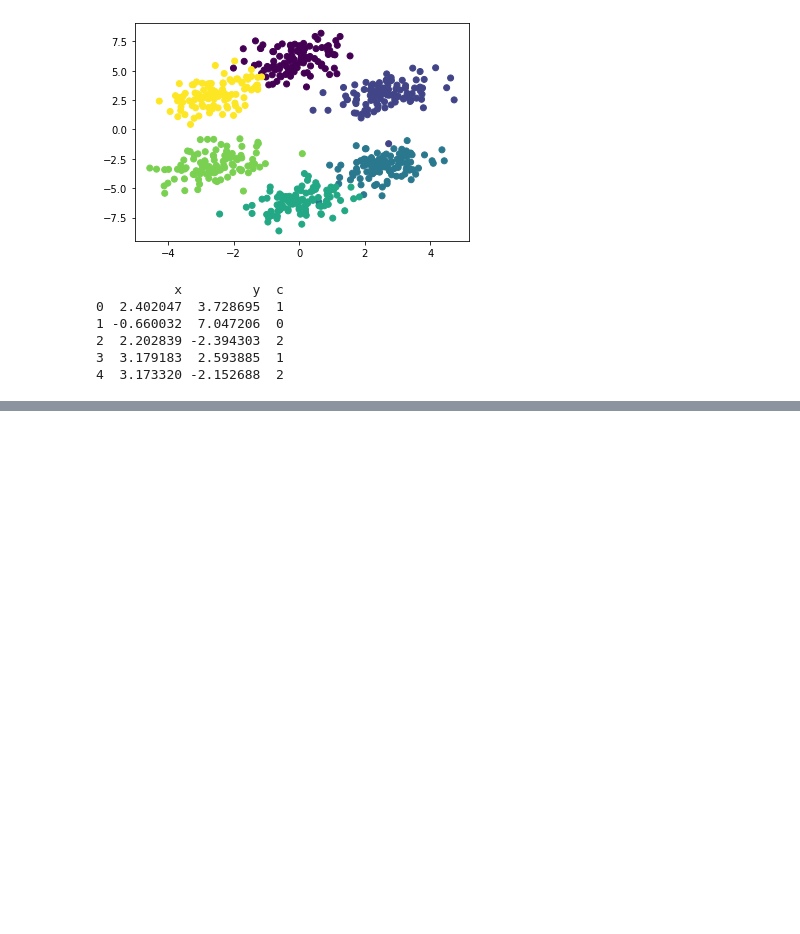
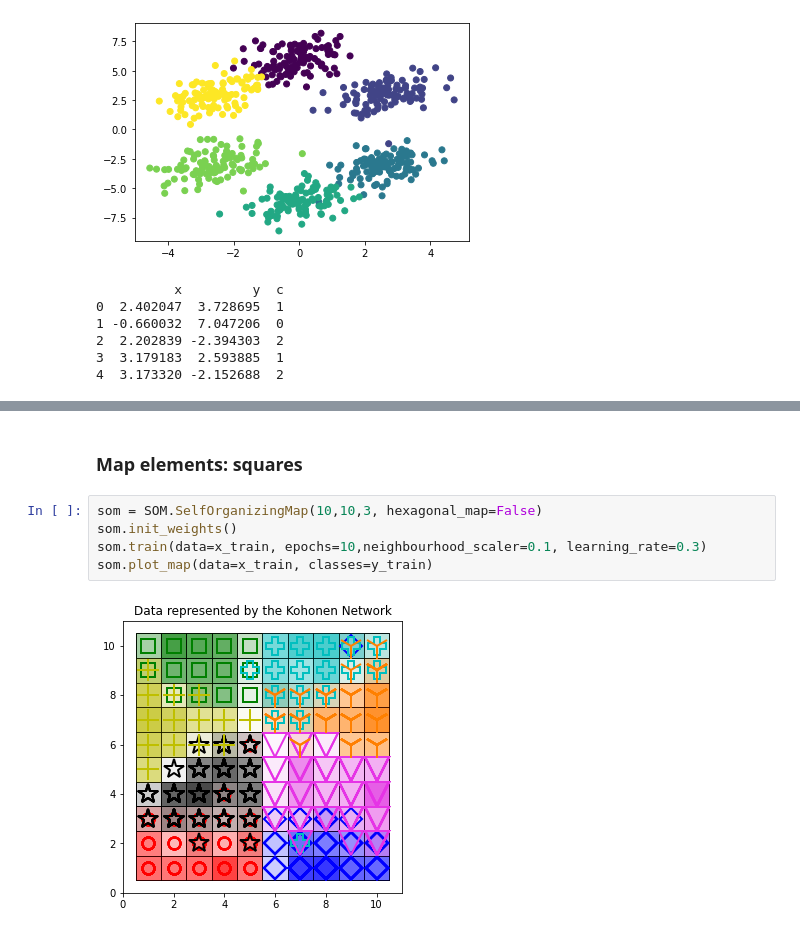
Before and after one commit to mstaczek/miowad, a Jupyter notebook: SOM/lab1.ipynb, the cells around one changed output, grey strips where cells are left out. Drawn from its saved outputs; the diff is of its cells as text; blank space fills up the shorter version.

```diff
--- a/SOM/lab1.ipynb
+++ b/SOM/lab1.ipynb
@@ -86,0 +93,9 @@ Created in <span style='font-weight:600;margin-left:4px;'>Deepnote</span></a>
+# %% [markdown]
+### Map elements: squares
+# %%
+som = SOM.SelfOrganizingMap(10,10,3, hexagonal_map=False)
+som.init_weights()
+som.train(data=x_train, epochs=10,neighbourhood_scaler=0.1, learning_rate=0.3)
+som.plot_map(data=x_train, classes=y_train)
+# %% [output]
+[figure, added]
```
Also changed, not shown: parts of 13 cells of this notebook.
